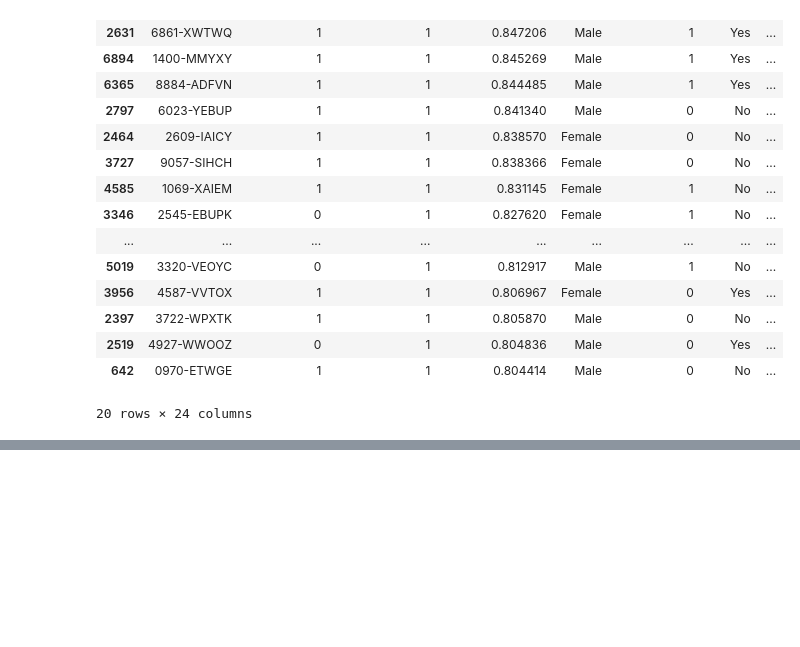
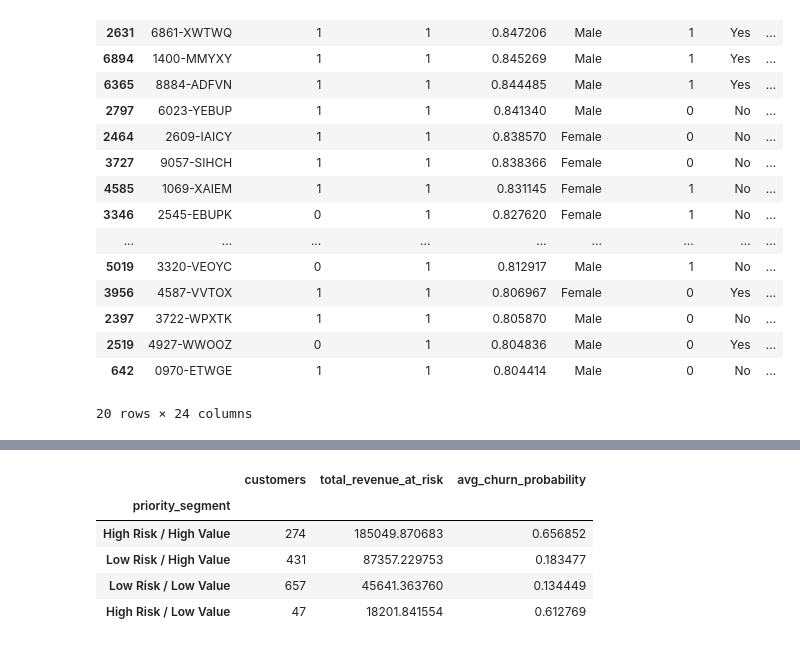
Before and after one commit to Grzrzegorzrz/telcom-churn-analysis, a Jupyter notebook: notebooks/telcom_churn.ipynb, the cells around one changed output, grey strips where cells are left out. Saved outputs shown, nothing was run; the diff lists cells and outputs as text; code cells hidden in the pictures; blank space fills up the shorter version.

```diff
--- a/notebooks/telcom_churn.ipynb
+++ b/notebooks/telcom_churn.ipynb
@@ -544,0 +597,13 @@ results[
+# %%
+results.groupby("priority_segment").agg(
+    customers=("customerID", "count"),
+    total_revenue_at_risk=("expected_revenue_at_risk", "sum"),
+    avg_churn_probability=("churn_probability", "mean")
+).sort_values("total_revenue_at_risk", ascending=False)
+# %% [output]
+|  | customers | total_revenue_at_risk | avg_churn_probability |
+| priority_segment |  |  |  |
+| High Risk / High Value | 274 | 185049.870683 | 0.656852 |
+| Low Risk / High Value | 431 | 87357.229753 | 0.183477 |
+| Low Risk / Low Value | 657 | 45641.363760 | 0.134449 |
+| High Risk / Low Value | 47 | 18201.841554 | 0.612769 |
```
Also changed, not shown: parts of 4 cells of this notebook.
